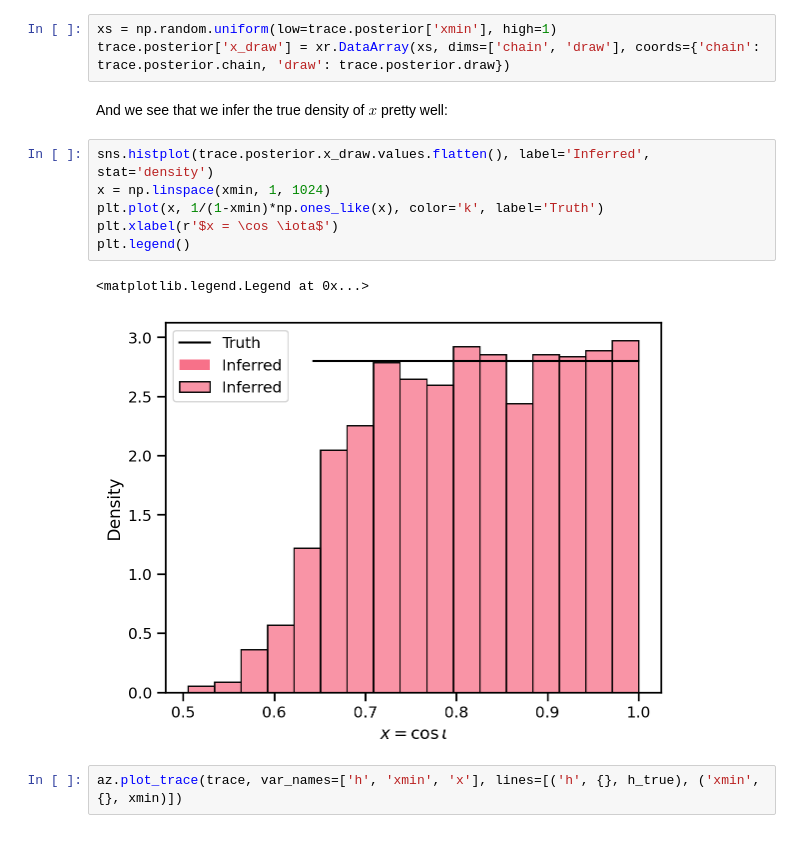
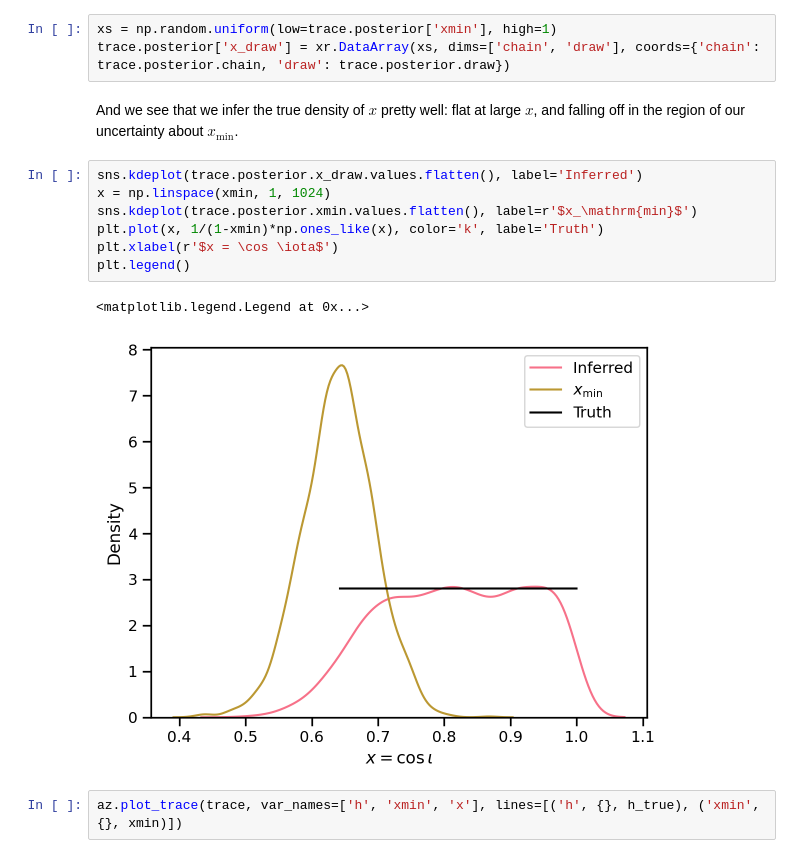
Before and after one commit to farr/BrightSirenInclinationSystematics, a Jupyter notebook: Example.ipynb, the cells around one changed output. Saved outputs shown, nothing was run; the diff lists cells and outputs as text.

```diff
--- a/Example.ipynb
+++ b/Example.ipynb
@@ -103,16 +106,17 @@ Let's simulate the inferred distribution of $x$ values:
 xs = np.random.uniform(low=trace.posterior['xmin'], high=1)
 trace.posterior['x_draw'] = xr.DataArray(xs, dims=['chain', 'draw'], coords={'chain': trace.posterior.chain, 'draw': trace.posterior.draw})
 # %% [markdown]
-And we see that we infer the true density of $x$ pretty well:
+And we see that we infer the true density of $x$ pretty well: flat at large $x$, and falling off in the region of our uncertainty about $x_\mathrm{min}$.
 # %%
-sns.histplot(trace.posterior.x_draw.values.flatten(), label='Inferred', stat='density')
+sns.kdeplot(trace.posterior.x_draw.values.flatten(), label='Inferred')
 x = np.linspace(xmin, 1, 1024)
+sns.kdeplot(trace.posterior.xmin.values.flatten(), label=r'$x_\mathrm{min}$')
 plt.plot(x, 1/(1-xmin)*np.ones_like(x), color='k', label='Truth')
 plt.xlabel(r'$x = \cos \iota$')
 plt.legend()
 # %% [output]
 <matplotlib.legend.Legend at 0x...>
-[figure, old version]
+[figure, new version]
 # %%
 az.plot_trace(trace, var_names=['h', 'xmin', 'x'], lines=[('h', {}, h_true), ('xmin', {}, xmin)])
 # %% [output]
```
Also changed, not shown: parts of 7 cells of this notebook.
